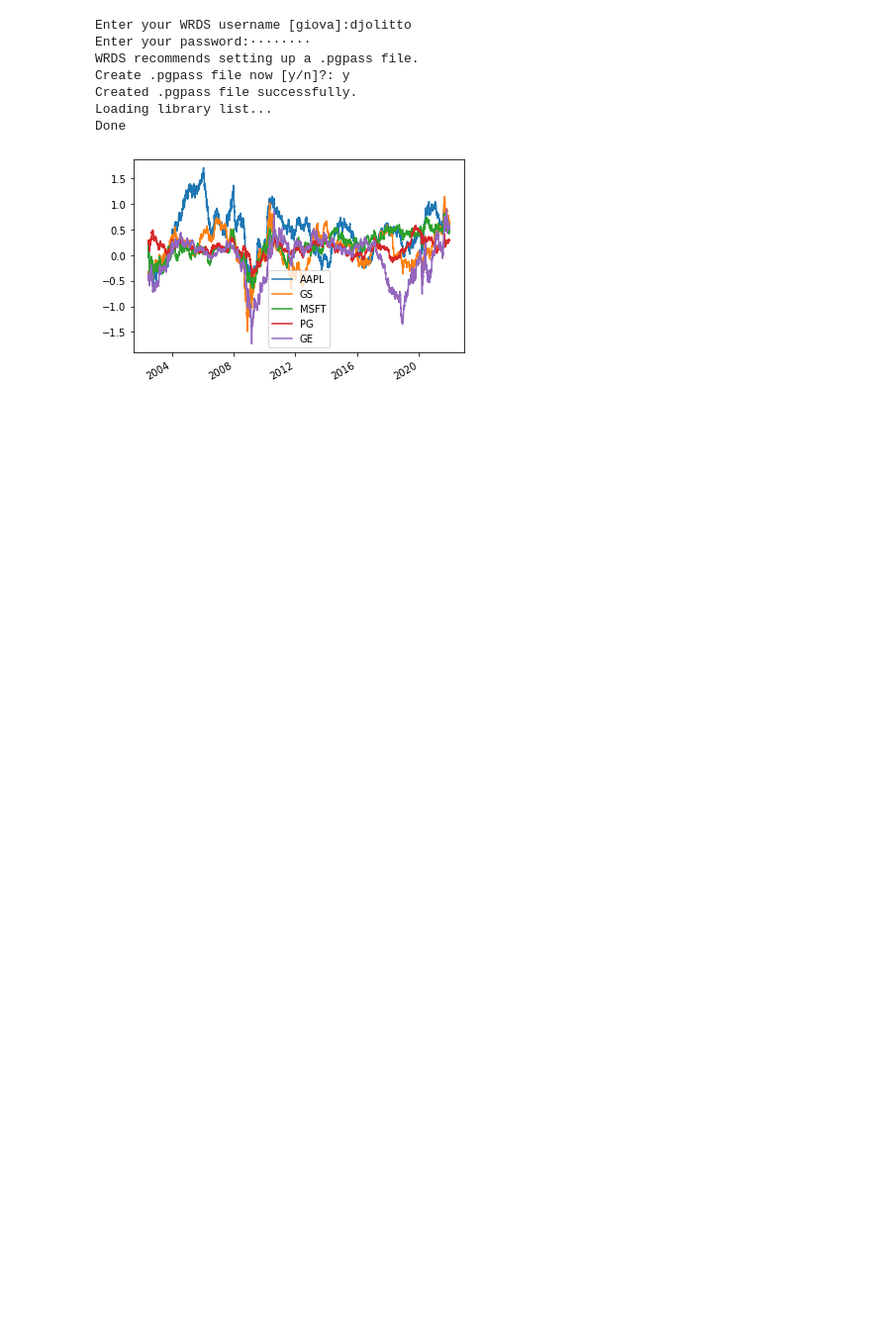
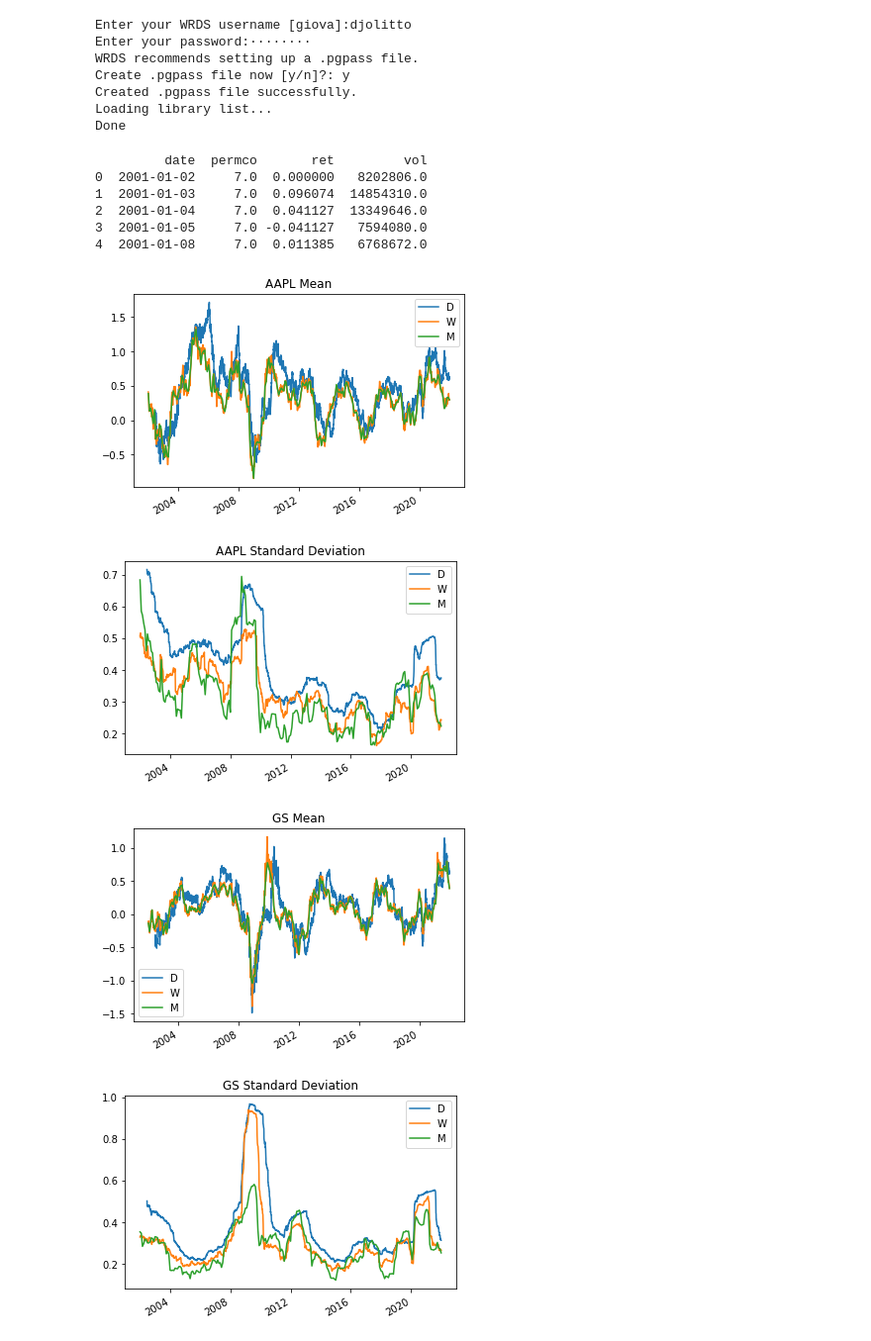
Before and after one commit to djoleglc/Investments, a Jupyter notebook: Investment_PS1_EX4.ipynb, the cells around one changed output. Shown: that part at 99% size. Drawn from its saved outputs; the diff is of its cells as text; code cells hidden in the pictures; blank space fills up the shorter version.

```diff
--- a/Investment_PS1_EX4.ipynb
+++ b/Investment_PS1_EX4.ipynb
@@ -13,9 +17,16 @@ Done
 #query for getting the data
 data = db.raw_sql("select date, permco, ret, vol from crsp.dsf where permco in (7,35048, 8048, 21446, 20792) and date>='2001-01-01' and date<='2021-12-31'")
 
-#we modify the data in order to get log return as done in exercises 3
-
+#add the column of log return
 data["ret"] = np.log(data["ret"] + 1)
+print(data.head())
+# %% [output]
+         date  permco       ret         vol
+0  2001-01-02     7.0  0.000000   8202806.0
+1  2001-01-03     7.0  0.096074  14854310.0
+2  2001-01-04     7.0  0.041127  13349646.0
+3  2001-01-05     7.0 -0.041127   7594080.0
+4  2001-01-08     7.0  0.011385   6768672.0
 # %%
 #saving the dataframe into an csv
 file = pd.DataFrame.to_csv(data,"file.csv")
@@ -24,28 +35,56 @@ file = pd.DataFrame.to_csv(data,"file.csv")
 data = pd.read_csv("file.csv")
 # %%
 #we need to repeat what we have done in the exercise 3
+#firstly we can create an index so the Dataframe will be indexed with date
 index = pd.DatetimeIndex(data.loc[data["permco"] == 20792]["date"].values)
 
+#creating a new dataframe where for each column we have log return of each company
+#for the column name we have used the ticket name
+#first we create an empty dataframe and then we add columns
 newdata = pd.DataFrame(index = index)
 newdata["AAPL"] = data.loc[data["permco"] == 7]["ret"].values
 newdata["GS"] = data.loc[data["permco"] == 35048]["ret"].values
 newdata["MSFT"] = data.loc[data["permco"] == 8048]["ret"].values
 newdata["PG"] = data.loc[data["permco"] == 21446]["ret"].values
 newdata["GE"] = data.loc[data["permco"] == 20792]["ret"].values
 
+#calculating weekly log returns using the properties of log return
+#we it is sufficient to sum up daily log returns
 weekly_newdata = newdata.resample("W").sum()
 monthly_newdata = newdata.resample("M").sum()
 
-
-mean_from_daily = newdata.rolling(365).mean()*365
+#calculating the annualized mean using a rolling windows from daily return
+mean_from_daily = newdata.rolling(365).sum()
 std_from_daily = newdata.rolling(365).std() * np.sqrt(365)
 
-#using a rolling windows but using monthly returns instead of daily as did above
-mean_from_monthly = monthly_newdata.rolling(12).mean() * 12
+#calculating the annualized mean using a rolling windows from monthly return
+mean_from_monthly = monthly_newdata.rolling(12).sum()
 std_from_monthly = monthly_newdata.rolling(12).std() * np.sqrt(12)
 
-#test to see if it works
-mean_from_daily.plot()
-plt.show()
+#calculating the annualized mean using a rolling windows from weekly return
+mean_from_weekly = weekly_newdata.rolling(52).sum()
+std_from_weekly = weekly_newdata.rolling(52).std() * np.sqrt(52)
+
+
+#visualize the rolling windows estimations
+for n in newdata.columns:
+    #test to see if it works
+    mean_from_daily[n].plot(label="D")
+    mean_from_weekly[n].plot(label="W")
+    mean_from_monthly[n].plot(label="M")
+    plt.legend()
+    plt.title(f"{n} Mean")
+    plt.show()
+
+    #test to see if it works
+    std_from_daily[n].plot(label="D")
+    std_from_weekly[n].plot(label="W")
+    std_from_monthly[n].plot(label="M")
+    plt.legend()
+    plt.title(f"{n} Standard Deviation")
+    plt.show()
 # %% [output]
-[figure, old version]
+[figure, new version]
+[figure, added]
+[figure, added]
+[figure, added]
```
Also changed, not shown: parts of 3 cells of this notebook.
